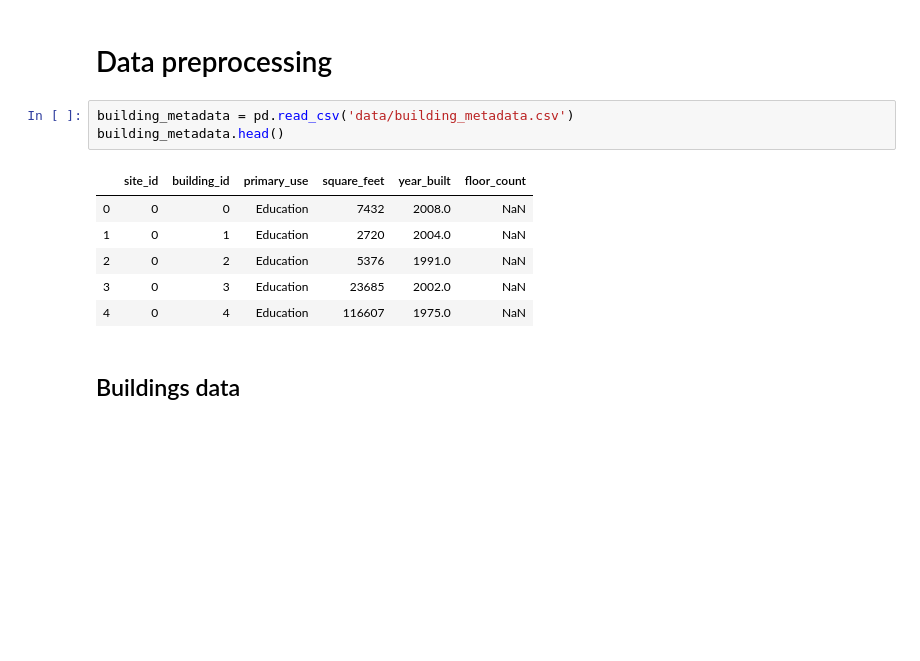
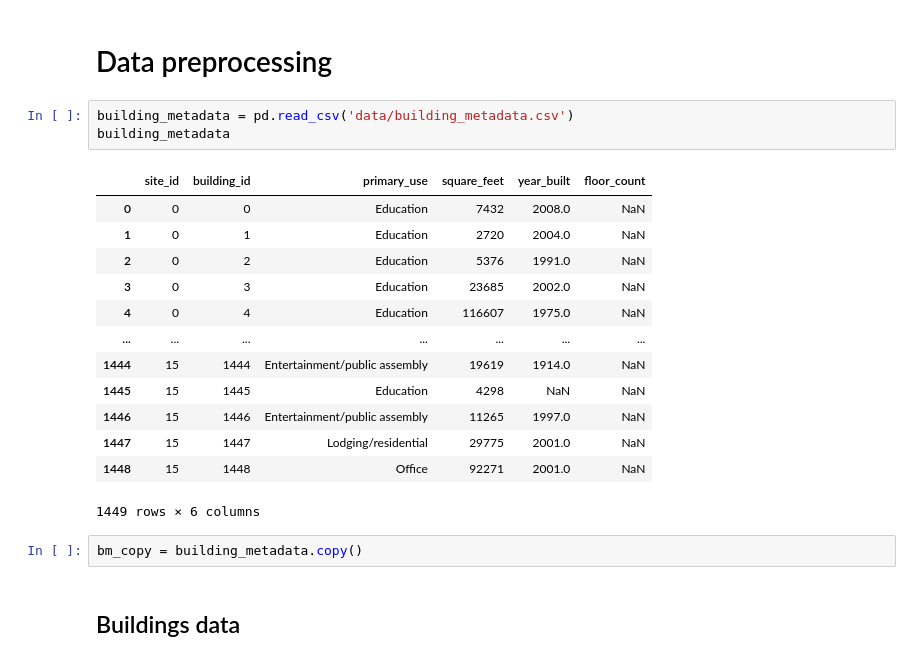
Before and after one commit to dmitana/fiit_knowledge_discovery_project, a Jupyter notebook: notebooks/preprocessing.ipynb, the cells around one changed output. Cells and saved outputs as stored; diff of their text form; blank space fills up the shorter version.

```diff
--- a/notebooks/preprocessing.ipynb
+++ b/notebooks/preprocessing.ipynb
@@ -25,14 +26,23 @@ def check_mean_and_variance(df_column):
 # Data preprocessing
 # %%
 building_metadata = pd.read_csv('data/building_metadata.csv')
-building_metadata.head()
+building_metadata
 # %% [output]
 |  | site_id | building_id | primary_use | square_feet | year_built | floor_count |
 | 0 | 0 | 0 | Education | 7432 | 2008.0 | NaN |
 | 1 | 0 | 1 | Education | 2720 | 2004.0 | NaN |
 | 2 | 0 | 2 | Education | 5376 | 1991.0 | NaN |
 | 3 | 0 | 3 | Education | 23685 | 2002.0 | NaN |
 | 4 | 0 | 4 | Education | 116607 | 1975.0 | NaN |
+| ... | ... | ... | ... | ... | ... | ... |
+| 1444 | 15 | 1444 | Entertainment/public assembly | 19619 | 1914.0 | NaN |
+| 1445 | 15 | 1445 | Education | 4298 | NaN | NaN |
+| 1446 | 15 | 1446 | Entertainment/public assembly | 11265 | 1997.0 | NaN |
+| 1447 | 15 | 1447 | Lodging/residential | 29775 | 2001.0 | NaN |
+| 1448 | 15 | 1448 | Office | 92271 | 2001.0 | NaN |
+1449 rows × 6 columns
+# %%
+bm_copy = building_metadata.copy()
 # %% [markdown]
 ## Buildings data
 # %% [markdown]
```
Also changed, not shown: parts of 46 cells of this notebook.
